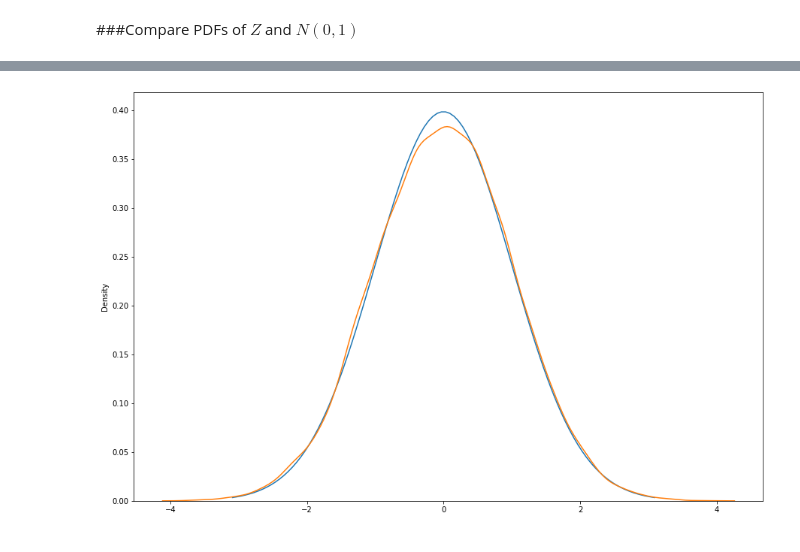
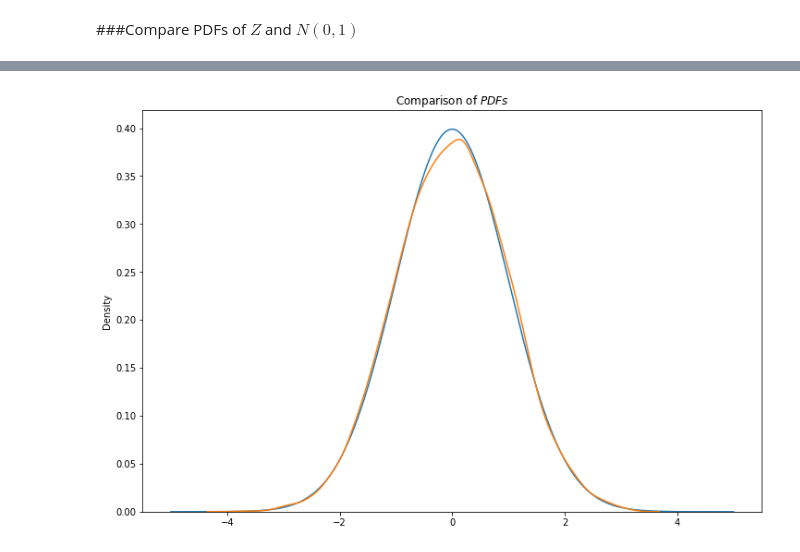
Before and after one commit to lukaszlaszczuk/computer-simulations-of-stochastic-processes, a Jupyter notebook: List1.ipynb, the cells around one changed output, grey strips where cells are left out. Cells and saved outputs as stored; diff of their text form; code cells hidden in the pictures.

```diff
--- a/List1.ipynb
+++ b/List1.ipynb
@@ -57,9 +52,0 @@ sns.displot(vect_z, kind='ecdf');
-# %%
-rv = norm()
-x = np.linspace(norm.ppf(0.001), norm.ppf(0.999), 100)
-fig, ax = plt.subplots(figsize=(15,10))
-sns.lineplot(x=x, y=norm.pdf(x), ax=ax)
-sns.kdeplot(vect_z, ax=ax)
-plt.show()
-# %% [output]
-[figure, removed]
@@ -67,0 +53,4 @@ sns.li
+# %%
+pdf_comaprison = generate_comparison_plot(vect_z, 'PDF', -5, 5)
+# %% [output]
+[figure, added]
```
Also changed, not shown: parts of 12 cells of this notebook.
